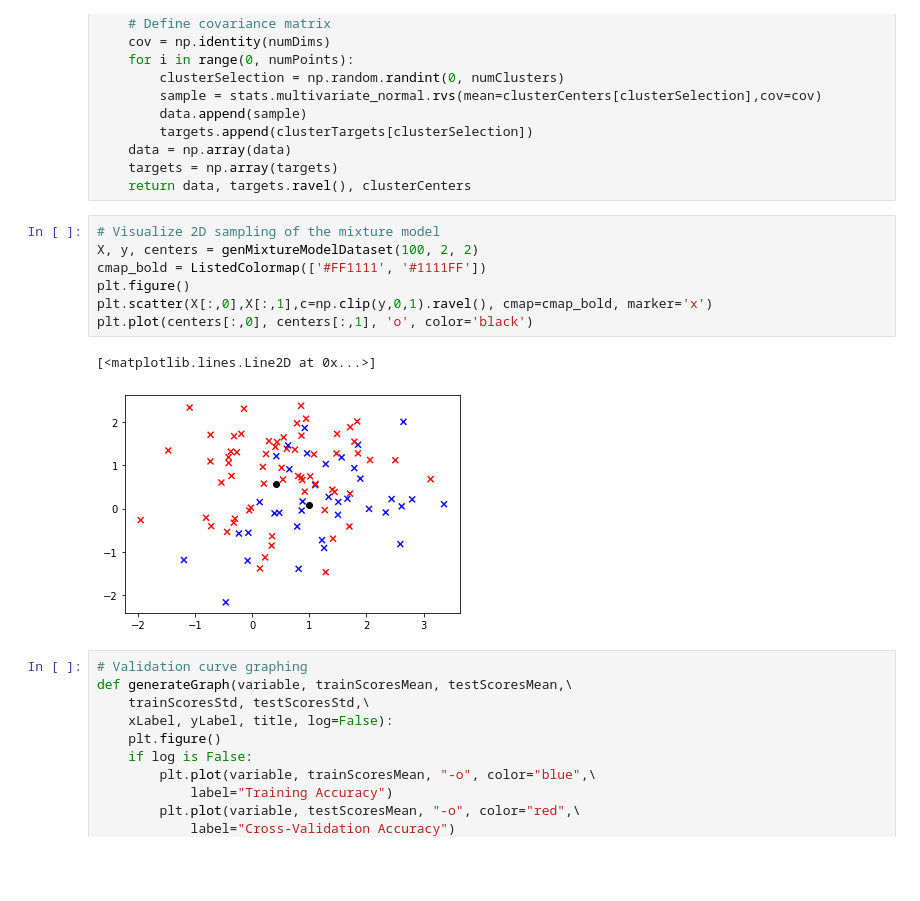
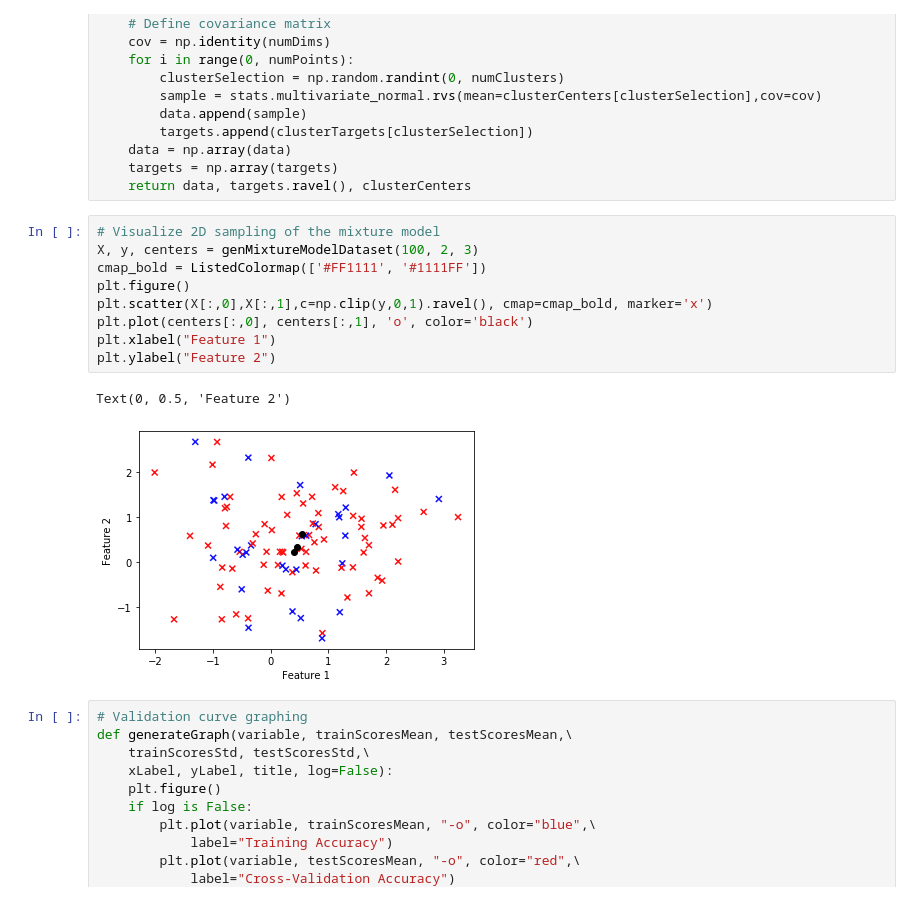
Before and after one commit to ycheng14799/MLProgrammingAssignmentWeek3, a Jupyter notebook: GaussianMixtureModelDataset.ipynb, the cells around one changed output. Saved outputs shown, nothing was run; the diff lists cells and outputs as text; blank space fills up the shorter version.

```diff
--- a/GaussianMixtureModelDataset.ipynb
+++ b/GaussianMixtureModelDataset.ipynb
@@ -39,14 +39,16 @@ def genMixtureModelDataset(numPoints, numDims, numClusters):
     return data, targets.ravel(), clusterCenters
 # %%
 # Visualize 2D sampling of the mixture model
-X, y, centers = genMixtureModelDataset(100, 2, 2)
+X, y, centers = genMixtureModelDataset(100, 2, 3)
 cmap_bold = ListedColormap(['#FF1111', '#1111FF'])
 plt.figure()
 plt.scatter(X[:,0],X[:,1],c=np.clip(y,0,1).ravel(), cmap=cmap_bold, marker='x')
 plt.plot(centers[:,0], centers[:,1], 'o', color='black')
+plt.xlabel("Feature 1")
+plt.ylabel("Feature 2")
 # %% [output]
-[<matplotlib.lines.Line2D at 0x...>]
+Text(0, 0.5, 'Feature 2')
-[figure, old version]
+[figure, new version]
 # %%
 # Validation curve graphing
 def generateGraph(variable, trainScoresMean, testScoresMean,\
```
Also changed, not shown: parts of 6 cells of this notebook, 3 other files.
